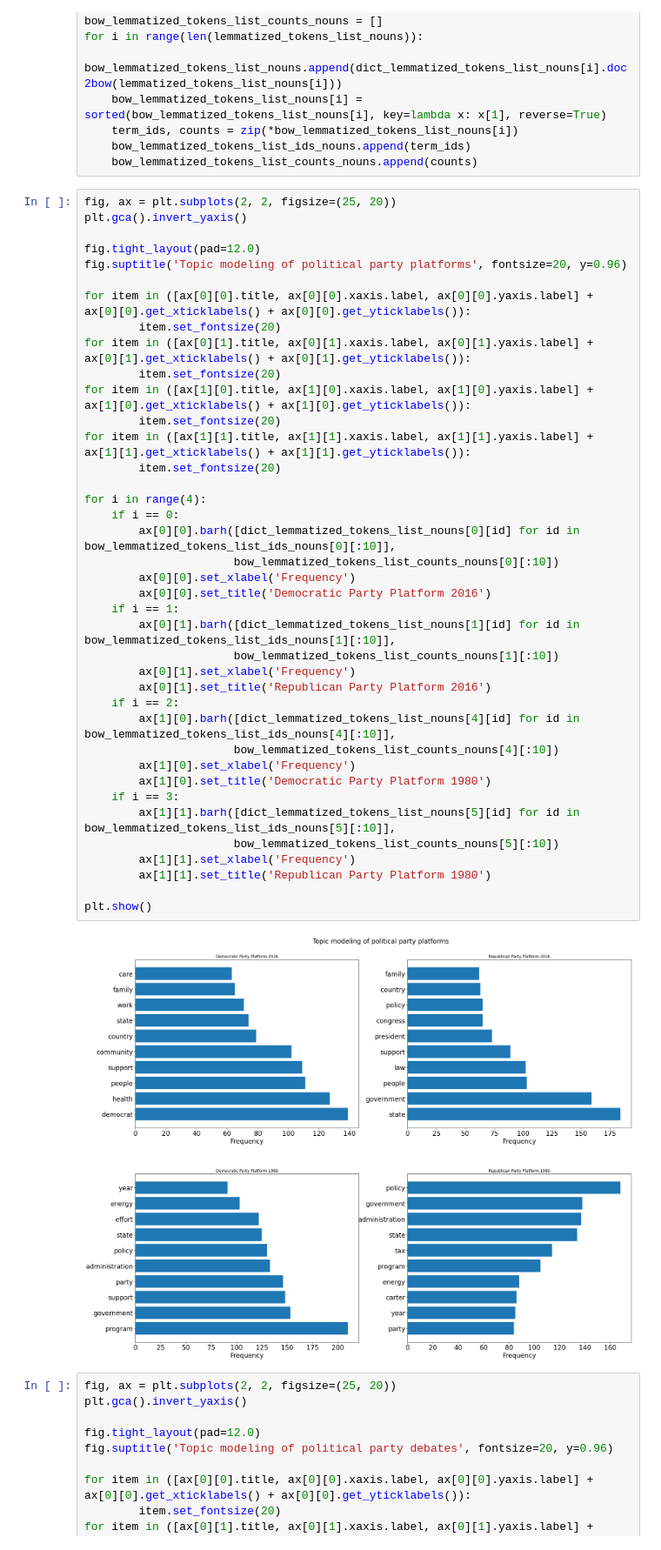
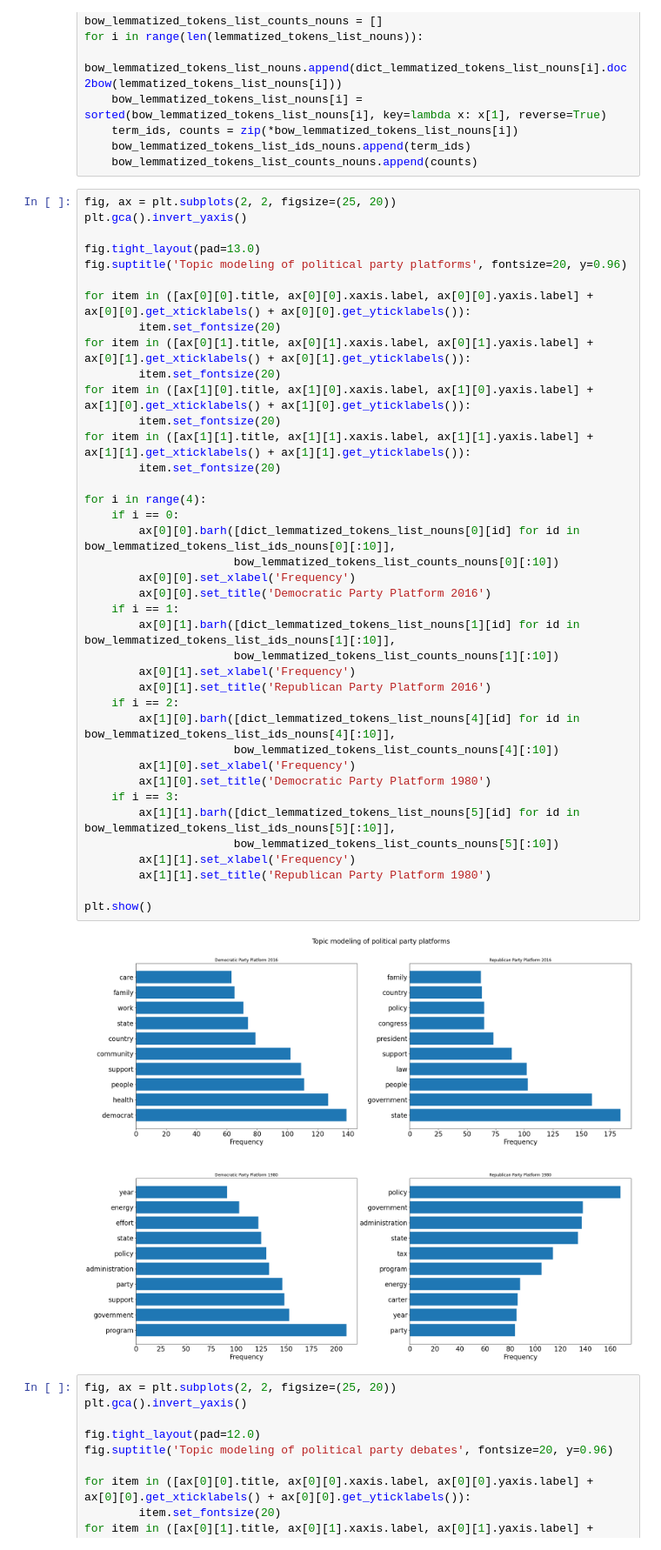
Before and after one commit to Nomi/PoliticalAnalysisNLP, a Jupyter notebook: ProjectDataAnalysis.ipynb, the cells around one changed output. Shown at 87% size. Saved outputs shown, nothing was run; the diff lists cells and outputs as text.

```diff
--- a/ProjectDataAnalysis.ipynb
+++ b/ProjectDataAnalysis.ipynb
@@ -508,7 +507,7 @@ for i in range(len(lemmatized_tokens_list_nouns)):
 fig, ax = plt.subplots(2, 2, figsize=(25, 20))
 plt.gca().invert_yaxis()
 
-fig.tight_layout(pad=12.0)
+fig.tight_layout(pad=13.0)
 fig.suptitle('Topic modeling of political party platforms', fontsize=20, y=0.96)
 
 for item in ([ax[0][0].title, ax[0][0].xaxis.label, ax[0][0].yaxis.label] + ax[0][0].get_xticklabels() + ax[0][0].get_yticklabels()):
@@ -517,34 +516,34 @@ for item in ([ax[0][1].title, ax[0][1].xaxis.label, ax[0][1].yaxis.label] + ax[0
         item.set_fontsize(20)
 for item in ([ax[1][0].title, ax[1][0].xaxis.label, ax[1][0].yaxis.label] + ax[1][0].get_xticklabels() + ax[1][0].get_yticklabels()):
         item.set_fontsize(20)
 for item in ([ax[1][1].title, ax[1][1].xaxis.label, ax[1][1].yaxis.label] + ax[1][1].get_xticklabels() + ax[1][1].get_yticklabels()):
         item.set_fontsize(20)
 
 for i in range(4):
     if i == 0:
         ax[0][0].barh([dict_lemmatized_tokens_list_nouns[0][id] for id in bow_lemmatized_tokens_list_ids_nouns[0][:10]],
                       bow_lemmatized_tokens_list_counts_nouns[0][:10])
         ax[0][0].set_xlabel('Frequency')
         ax[0][0].set_title('Democratic Party Platform 2016')
     if i == 1:
         ax[0][1].barh([dict_lemmatized_tokens_list_nouns[1][id] for id in bow_lemmatized_tokens_list_ids_nouns[1][:10]],
                       bow_lemmatized_tokens_list_counts_nouns[1][:10])
         ax[0][1].set_xlabel('Frequency')
         ax[0][1].set_title('Republican Party Platform 2016')
     if i == 2:
         ax[1][0].barh([dict_lemmatized_tokens_list_nouns[4][id] for id in bow_lemmatized_tokens_list_ids_nouns[4][:10]],
                       bow_lemmatized_tokens_list_counts_nouns[4][:10])
         ax[1][0].set_xlabel('Frequency')
         ax[1][0].set_title('Democratic Party Platform 1980')
     if i == 3:
         ax[1][1].barh([dict_lemmatized_tokens_list_nouns[5][id] for id in bow_lemmatized_tokens_list_ids_nouns[5][:10]],
                       bow_lemmatized_tokens_list_counts_nouns[5][:10])
         ax[1][1].set_xlabel('Frequency')
         ax[1][1].set_title('Republican Party Platform 1980')
 
 plt.show()
 # %% [output]
-[figure, old version]
+[figure, new version]
 # %%
 fig, ax = plt.subplots(2, 2, figsize=(25, 20))
 plt.gca().invert_yaxis()
```
Also changed, not shown: parts of 10 cells of this notebook, 2 other files.
